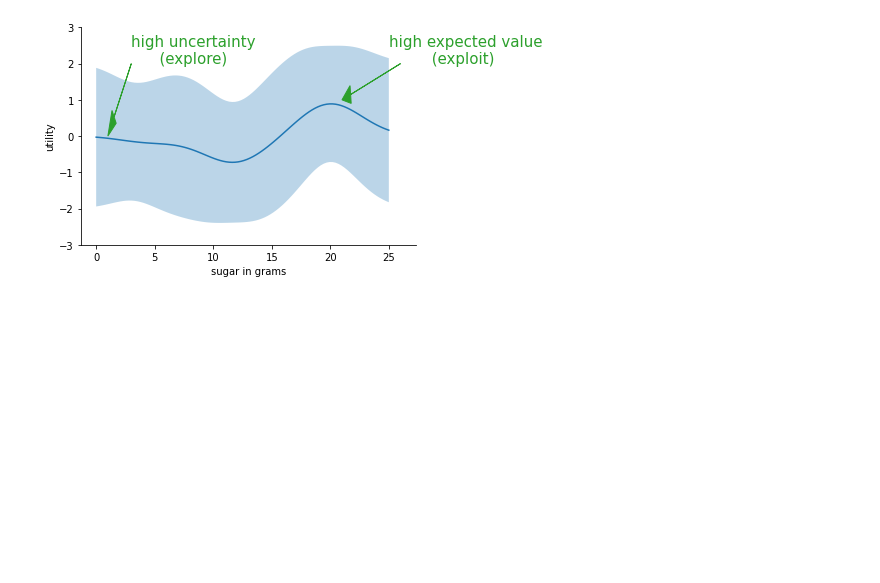
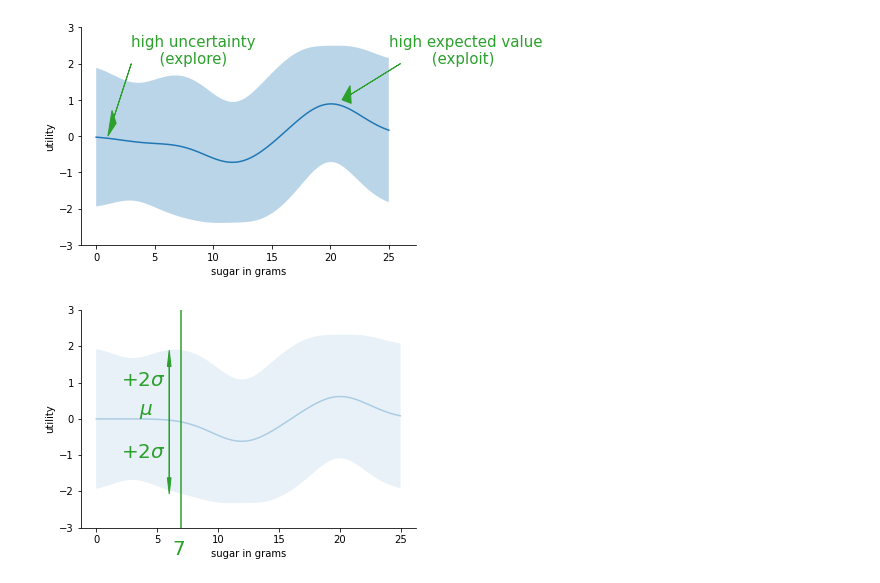
Before and after one commit to KrisNguyen135/Talks, a Jupyter notebook: 2021_10_preference_opt/notebooks/1 - Modeling Uncertainty with Gaussian Processes.ipynb, the cells around one changed output. Cells and saved outputs as stored; diff of their text form; code cells hidden in the pictures; blank space fills up the shorter version.

```diff
--- a/2021_10_preference_opt/notebooks/1 - Modeling Uncertainty with Gaussian Processes.ipynb
+++ b/2021_10_preference_opt/notebooks/1 - Modeling Uncertainty with Gaussian Processes.ipynb
@@ -337,0 +340,38 @@ plt.show()
+# %%
+with torch.no_grad():
+    output = model(torch.tensor(x_test))
+    lower, upper = output.confidence_region()
+
+
+plt.plot(x_test, output.mean, alpha=0.3)
+plt.fill_between(x_test.flatten(), lower, upper, alpha=0.1)
+
+plt.xlabel("sugar in grams")
+plt.ylabel("utility")
+plt.ylim(-3, 3)
+
+x = 7
+i = np.argmin(np.abs(x_test - x))
+ys = np.linspace(-8, 8, 100)
+mean = output.mean[i].item()
+sd = (output.mean[i] - lower[i]).item() / 2
+
+pdfs = norm(loc=mean, scale=sd).pdf(ys)
+
+plt.axvline(x, c="C2")
+# plt.plot(x_test[i] + pdfs * 30, ys, c="C2")
+plt.text(x - 0.75, -3.75, str(x), c="C2", fontsize=20)
+
+plt.text(x - 3.5, mean + 0.2, r"$\mu$", c="C2", fontsize=20)
+
+plt.arrow(x - 1, mean, 0, 2 * sd, color="C2", head_width=0.3, length_includes_head=True)
+plt.text(x - 5, mean + 1, r"$ + 2 \sigma$", c="C2", fontsize=20)
+
+plt.arrow(
+    x - 1, mean, 0, -2 * sd, color="C2", head_width=0.3, length_includes_head=True
+)
+plt.text(x - 5, mean - 1, r"$ + 2 \sigma$", c="C2", fontsize=20)
+
+plt.show()
+# %% [output]
+[figure, added]
```
Also changed, not shown: parts of 1 cell of this notebook.
